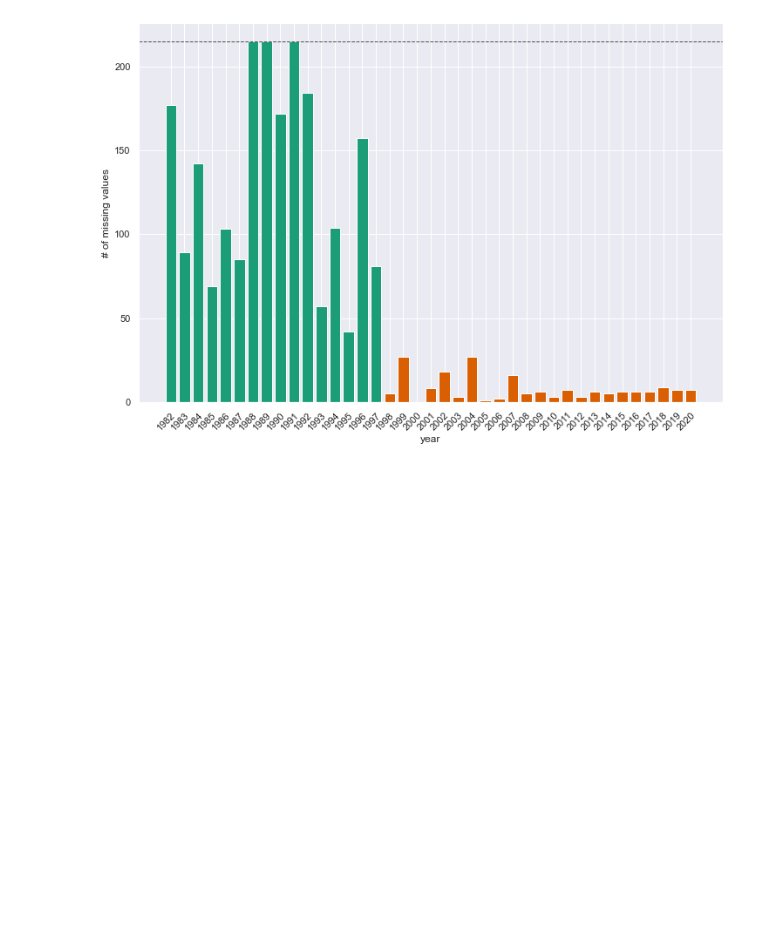
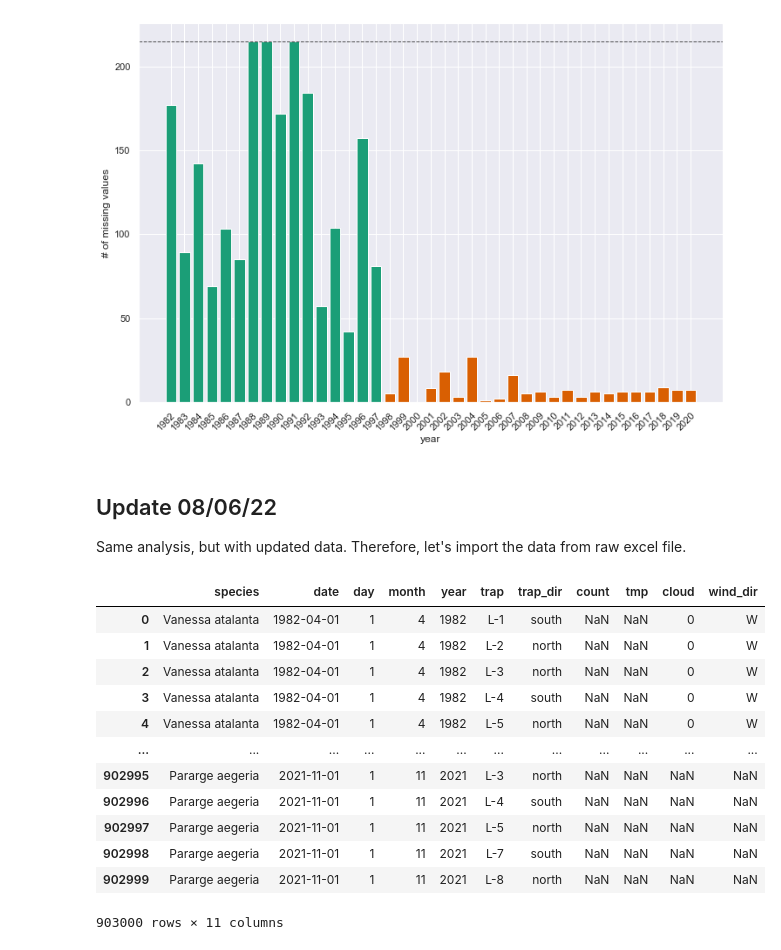
Before and after one commit to gtlab-barcelona/robert, a Jupyter notebook: data-exploration_first-last/code/4-number-of-nans.ipynb, the cells around one changed output. Saved outputs shown, nothing was run; the diff lists cells and outputs as text; code cells hidden in the pictures; blank space fills up the shorter version.

```diff
--- a/data-exploration_first-last/code/4-number-of-nans.ipynb
+++ b/data-exploration_first-last/code/4-number-of-nans.ipynb
@@ -216,3 +252,7 @@ ax.set_xlabel("year")
 fig.savefig(f'../figs/missing-data/nans_per-year_updated.png', bbox_inches='tight', dpi=600)
 # %% [output]
 [figure]
+# %% [markdown]
+## Update 08/06/22
+
+Same analysis, but with updated data. Therefore, let's import the data from raw excel file.
@@ -218,0 +289,9 @@ fig.savefig(f'../figs/missing-data/nans_per-year_updated.png', bbox_inches='tigh
+# %%
+# trap openings are facing either north- or south-wards
+def get_trap_direction(trap):
+    if re.fullmatch('L-(2|3|5|8)', trap):
+        return 'north'
+    elif re.fullmatch('L-(1|4|7)', trap):
+        return 'south'
+    else:
+        return np.nan
@@ -218,0 +334,30 @@ fig.savefig(f'../figs/missing-data/nans_per-year_updated.png', bbox_inches='tigh
+# %%
+sheets = [
+    'Vanessa atalanta', 'Vanessa cardui', 'Inachis io', 'Issoria lathonia', 'Aglais urticae',
+    'Aporia crataegi', 'Apatura ilia', 'Aphantopus hyperanthus', 'Araschnia levana', 'Nymphalis antiopa',
+    'Nymphalis polychloros', 'Nymphalis xanthomelas', 'Papilio machaon', 'Polygonia c-album', 'Pararge aegeria'
+]
+
+species = dict()
+for s in sheets:
+    species[f'{s}'] = store_as_dict(
+        filepath='../../data/Lepidoptera_records_Courish_Spit_2020.xls',
+        species=s
+    )
+
+count_by_trap_updated = convert_to_single_df(species)
+count_by_trap_updated
+# %% [output]
+|  | species | date | day | month | year | trap | trap_dir | count | tmp | cloud | wind_dir |
+| 0 | Vanessa atalanta | 1982-04-01 | 1 | 4 | 1982 | L-1 | south | NaN | NaN | 0 | W |
+| 1 | Vanessa atalanta | 1982-04-01 | 1 | 4 | 1982 | L-2 | north | NaN | NaN | 0 | W |
+| 2 | Vanessa atalanta | 1982-04-01 | 1 | 4 | 1982 | L-3 | north | NaN | NaN | 0 | W |
+| 3 | Vanessa atalanta | 1982-04-01 | 1 | 4 | 1982 | L-4 | south | NaN | NaN | 0 | W |
+| 4 | Vanessa atalanta | 1982-04-01 | 1 | 4 | 1982 | L-5 | north | NaN | NaN | 0 | W |
+| ... | ... | ... | ... | ... | ... | ... | ... | ... | ... | ... | ... |
+| 902995 | Pararge aegeria | 2021-11-01 | 1 | 11 | 2021 | L-3 | north | NaN | NaN | NaN | NaN |
+| 902996 | Pararge aegeria | 2021-11-01 | 1 | 11 | 2021 | L-4 | south | NaN | NaN | NaN | NaN |
+| 902997 | Pararge aegeria | 2021-11-01 | 1 | 11 | 2021 | L-5 | north | NaN | NaN | NaN | NaN |
+| 902998 | Pararge aegeria | 2021-11-01 | 1 | 11 | 2021 | L-7 | south | NaN | NaN | NaN | NaN |
+| 902999 | Pararge aegeria | 2021-11-01 | 1 | 11 | 2021 | L-8 | north | NaN | NaN | NaN | NaN |
+903000 rows × 11 columns
```
Also changed, not shown: parts of 9 cells of this notebook, 5 other files.
